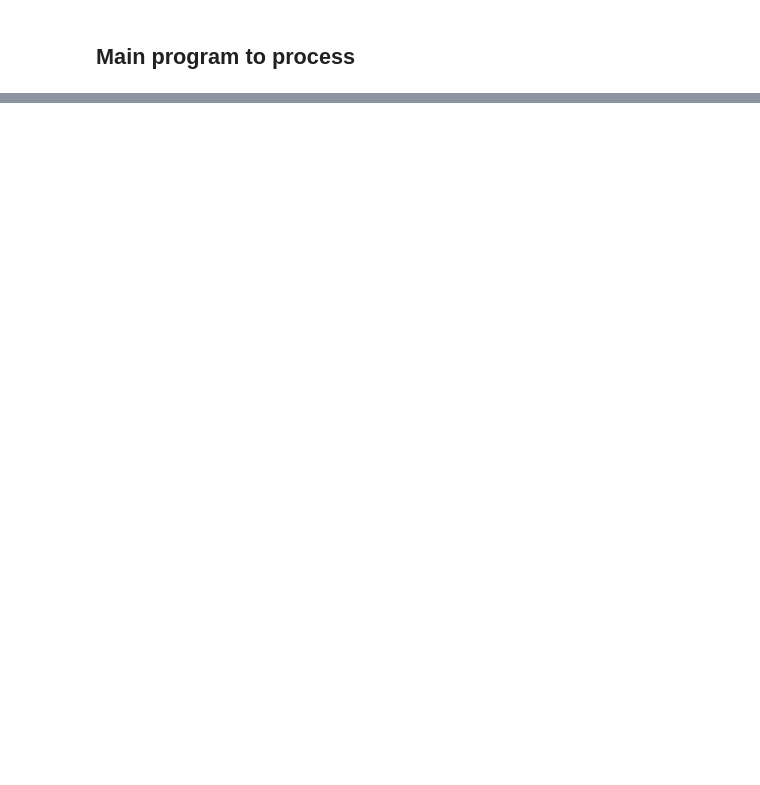
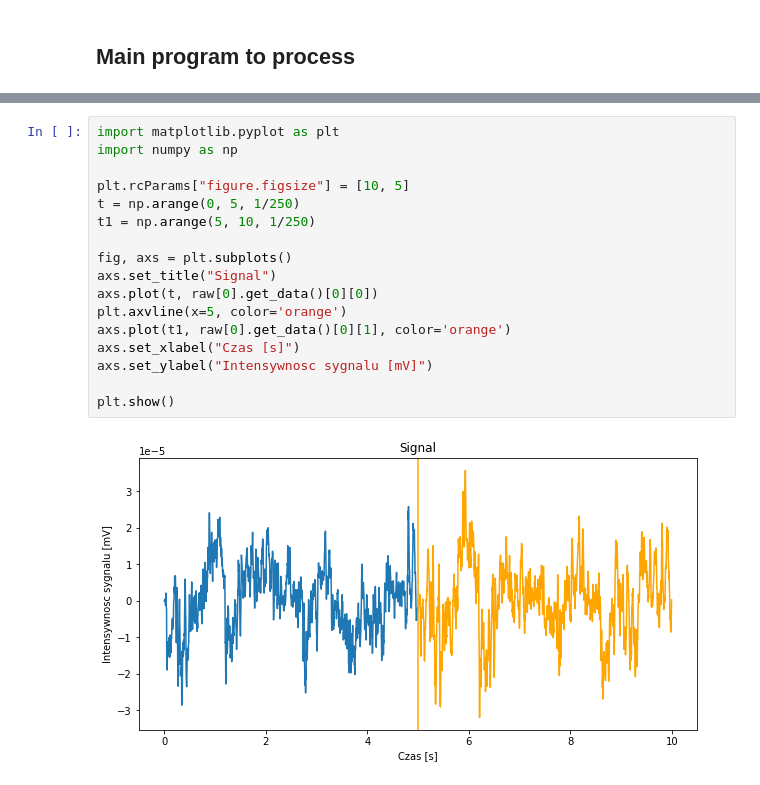
Before and after one commit to daterka/Use-of-machine-learning-methods-to-diagnose-schizophrenia-based-on-EEG-signal, a Jupyter notebook: EEG schizophrenia final notepad.ipynb, the cells around one changed output, grey strips where cells are left out. Drawn from its saved outputs; the diff is of its cells as text; blank space fills up the shorter version.

```diff
--- a/EEG schizophrenia final notepad.ipynb
+++ b/EEG schizophrenia final notepad.ipynb
@@ -606,0 +507,19 @@ ACC: 0.9475982532751092
+# %%
+import matplotlib.pyplot as plt
+import numpy as np
+
+plt.rcParams["figure.figsize"] = [10, 5]
+t = np.arange(0, 5, 1/250)
+t1 = np.arange(5, 10, 1/250)
+
+fig, axs = plt.subplots()
+axs.set_title("Signal")
+axs.plot(t, raw[0].get_data()[0][0])
+plt.axvline(x=5, color='orange')
+axs.plot(t1, raw[0].get_data()[0][1], color='orange')
+axs.set_xlabel("Czas [s]")
+axs.set_ylabel("Intensywnosc sygnalu [mV]")
+
+plt.show()
+# %% [output]
+[figure, added]
```
Also changed, not shown: parts of 76 cells of this notebook, 6 other files.
